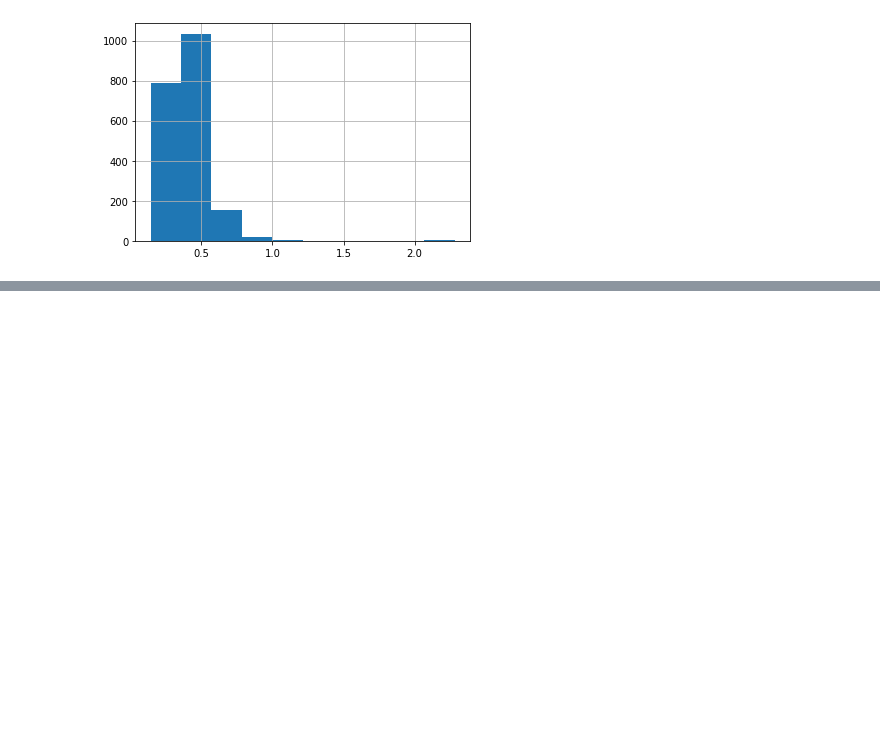
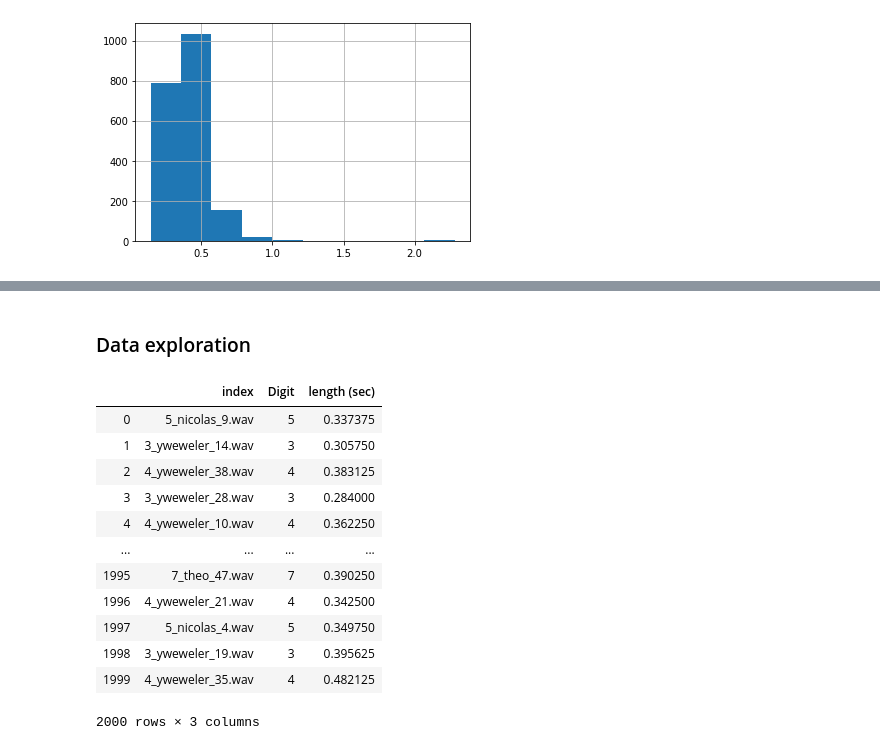
Before and after one commit to srachana15/DSPLab-project, a Jupyter notebook: Code/Speech Recognition System.ipynb, the cells around one changed output, grey strips where cells are left out. Drawn from its saved outputs; the diff is of its cells as text; code cells hidden in the pictures; blank space fills up the shorter version.

```diff
--- a/Code/Speech Recognition System.ipynb
+++ b/Code/Speech Recognition System.ipynb
@@ -149,0 +184,19 @@ df['length (sec)'].hist()
+# %% [markdown]
+### Data exploration
+# %%
+df.reset_index(inplace = True)
+df
+# %% [output]
+|  | index | Digit | length (sec) |
+| 0 | 5_nicolas_9.wav | 5 | 0.337375 |
+| 1 | 3_yweweler_14.wav | 3 | 0.305750 |
+| 2 | 4_yweweler_38.wav | 4 | 0.383125 |
+| 3 | 3_yweweler_28.wav | 3 | 0.284000 |
+| 4 | 4_yweweler_10.wav | 4 | 0.362250 |
+| ... | ... | ... | ... |
+| 1995 | 7_theo_47.wav | 7 | 0.390250 |
+| 1996 | 4_yweweler_21.wav | 4 | 0.342500 |
+| 1997 | 5_nicolas_4.wav | 5 | 0.349750 |
+| 1998 | 3_yweweler_19.wav | 3 | 0.395625 |
+| 1999 | 4_yweweler_35.wav | 4 | 0.482125 |
+2000 rows × 3 columns
```
Also changed, not shown: parts of 11 cells of this notebook.
